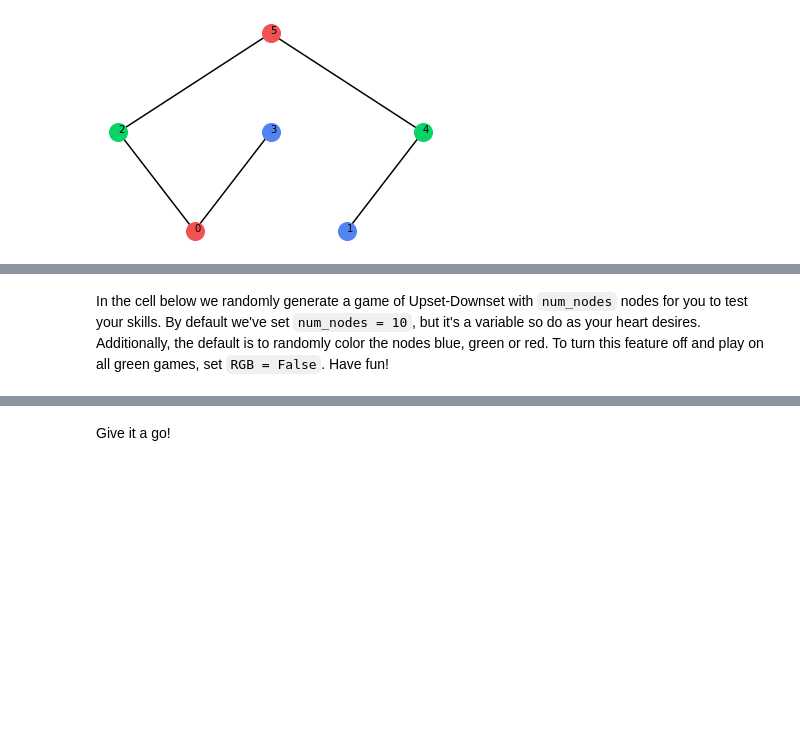
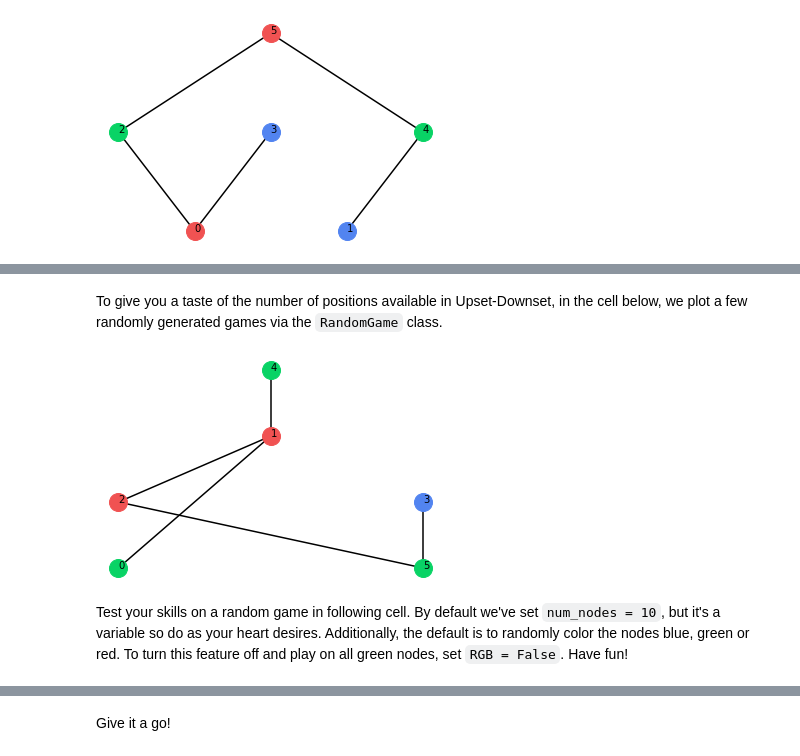
Before and after one commit to Upset-Downset/UpsetDownset, a Jupyter notebook: intro_to_upset_downset.ipynb, the cells around one changed output, grey strips where cells are left out. Saved outputs shown, nothing was run; the diff lists cells and outputs as text; code cells hidden in the pictures; blank space fills up the shorter version.

```diff
--- a/intro_to_upset_downset.ipynb
+++ b/intro_to_upset_downset.ipynb
@@ -56,7 +66,27 @@ The game `G` is fine, but there's no limit to the size of the game or the struct
 # %%
 from randomUpDown import RandomGame
+# %% [markdown]
+To give you a taste of the number of positions available in Upset-Downset, in the cell below, we plot a few randomly generated games via the `RandomGame` class.
+# %%
+import matplotlib.pyplot as plt
+from IPython.display import clear_output
+import random
+
+num_games = 50
+node_min = 5
+node_max = 15
+
+for _ in range(num_games):
+    RGB = random.choice([True, False])
+    num_nodes = random.randint(node_min, node_max)
+    R = RandomGame(num_nodes, RGB=RGB)
+    R.plot()
+    plt.pause(0.25)
+    clear_output(wait=True)
+# %% [output]
+[figure, added]
 # %% [markdown]
-In the cell below we randomly generate a game of Upset-Downset with `num_nodes` nodes for you to test your skills. By default we've set `num_nodes = 10`, but it's a variable so do as your heart desires. Additionally, the default is to randomly color the nodes blue, green or red. To turn this feature off and play on all green games, set `RGB = False`. Have fun!
+Test your skills on a random game in following cell. By default we've set `num_nodes = 10`, but it's a variable so do as your heart desires. Additionally, the default is to randomly color the nodes blue, green or red. To turn this feature off and play on all green nodes, set `RGB = False`. Have fun!
 # %%
 num_nodes = 10
 RGB = True #False
```
Also changed, not shown: parts of 27 cells of this notebook, 1 other file.
